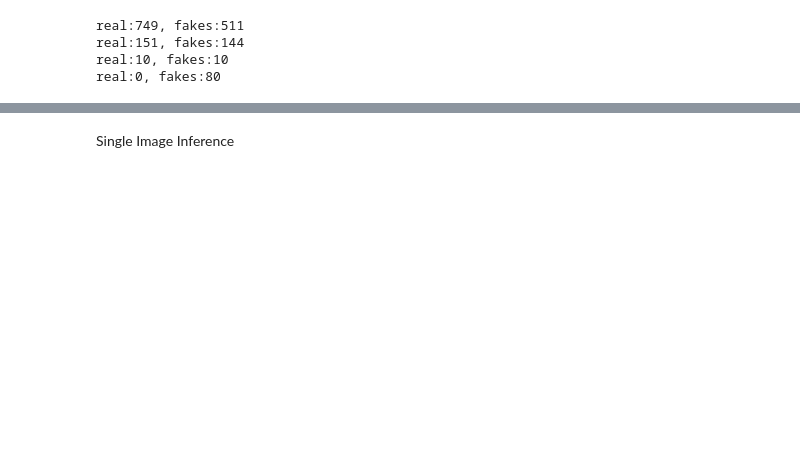
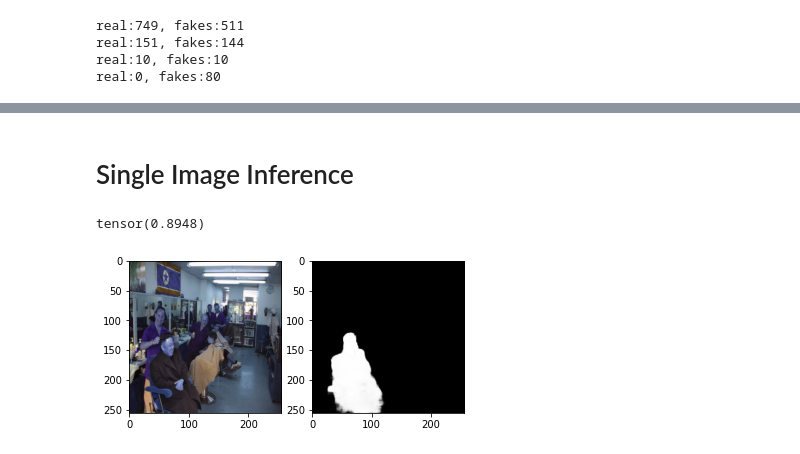
Before and after one commit to sowmen/imanip_main, a Jupyter notebook: inference.ipynb, the cells around one changed output, grey strips where cells are left out. Saved outputs shown, nothing was run; the diff lists cells and outputs as text; code cells hidden in the pictures; blank space fills up the shorter version.

Commit message:
evaluation+inference notebook ready

```diff
--- a/inference.ipynb
+++ b/inference.ipynb
@@ -81,4 +76,4 @@ encoder = Mani_FeatX(encoder_attention=None)
 model = MyUnetPP(encoder)
 
 model = nn.DataParallel(model).to(device)
-model.load_state_dict(torch.load('weights/(ALL_TRAIN_GTX)MyUnetPP-v2-Attn(Enc-None, Dec-GCA+SCSE)_[30|06_16|04|45].h5'))
+model.load_state_dict(torch.load('best_weights/(ALL_TRAIN_GTX)MyUnetPP-v2-Attn(Enc-None, Dec-GCA+SCSE)_[30|06_16|04|45].h5'))
@@ -179,29 +182,55 @@ for gt, pr in tqdm(zip(gt_mask, pred_mask)):
     sample.append((pr, gt, bt))
 auc / cnt
 # %% [markdown]
-Single Image Inference
+# Single Image Inference
+# %%
+from torchvision import transforms
+def get_single_tensors(image, ela_image):
+    #---------------- Normalize -----------------------
+
+    image_normalize = {
+        "mean": [0.4535408213875562, 0.42862278450748387, 0.41780105499276865],
+        "std": [0.2672804038612597, 0.2550410416463668, 0.29475415579144293],
+    }
+    transNormalize = transforms.Normalize(mean=image_normalize['mean'], std=image_normalize['std'])
+    transTensor = transforms.ToTensor()
+
+    tensor_image = transTensor(image)
+    tensor_ela = transTensor(ela_image)
+
+    tensor_ela = transNormalize(tensor_ela).unsqueeze(0)
+    tensor_image = transNormalize(tensor_image).unsqueeze(0)
+
+    return tensor_image, tensor_ela
 # %%
 from utils import get_ela
 
-image_path = ''
+image_path = 'Image_Manipulation_Dataset/IMD2020/imd_data/1a5h1p/c8ua0at_0.jpg'
+
 image = cv2.imread(image_path, cv2.IMREAD_COLOR)
-ela_image = get_ela(image, 25)
+ela_image = generate_ela_PIL(image_path, 25)
+# ela_image = get_ela(image, 35)
+
+image = cv2.cvtColor(image, cv2.COLOR_BGR2RGB)
+ela_image = cv2.cvtColor(ela_image, cv2.COLOR_BGR2RGB)
 
 image = augmentations.geometric.functional.resize(image, 256, 256, cv2.INTER_AREA)
 ela_image = augmentations.geometric.functional.resize(ela_image, 256, 256, cv2.INTER_AREA)
-mask_image = np.zeros((image.shape[0], image.shape[1], image.shape[2]))
 
-image_tensor, ela_tensor, mask_tensor = get_tensors(image, ela_image, mask_image)
+image_tensor, ela_tensor = get_single_tensors(image, ela_image)
 
 mask_pred, label_pred = model(image_tensor.to(device), ela_tensor.to(device))
 
-mask_prediction = torch.sigmoid(mask_pred.cpu().detach())
-label_pred = torch.sigmoid(label_pred.cpu().detach())
+mask_prediction = torch.sigmoid(mask_pred.cpu().detach()).squeeze()
+label_pred = torch.sigmoid(label_pred.cpu().detach()).squeeze()
 
 print(label_pred)
 plt.figure()
 plt.subplot(1,2,1)
 plt.imshow(image)
 plt.subplot(1,2,2)
 plt.imshow(mask_prediction, cmap='gray')
 plt.show()
+# %% [output]
+tensor(0.8948)
+[figure, added]
```
Also changed, not shown: parts of 6 cells of this notebook, 8 other files.
